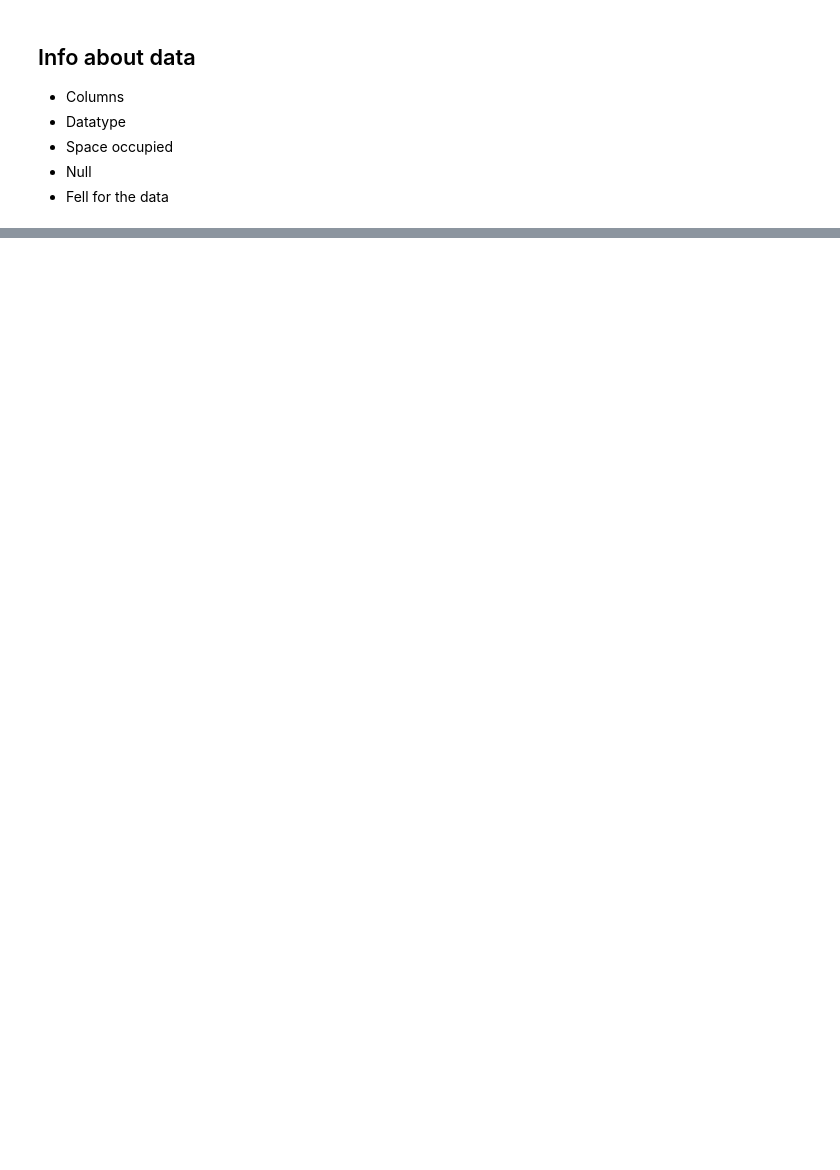
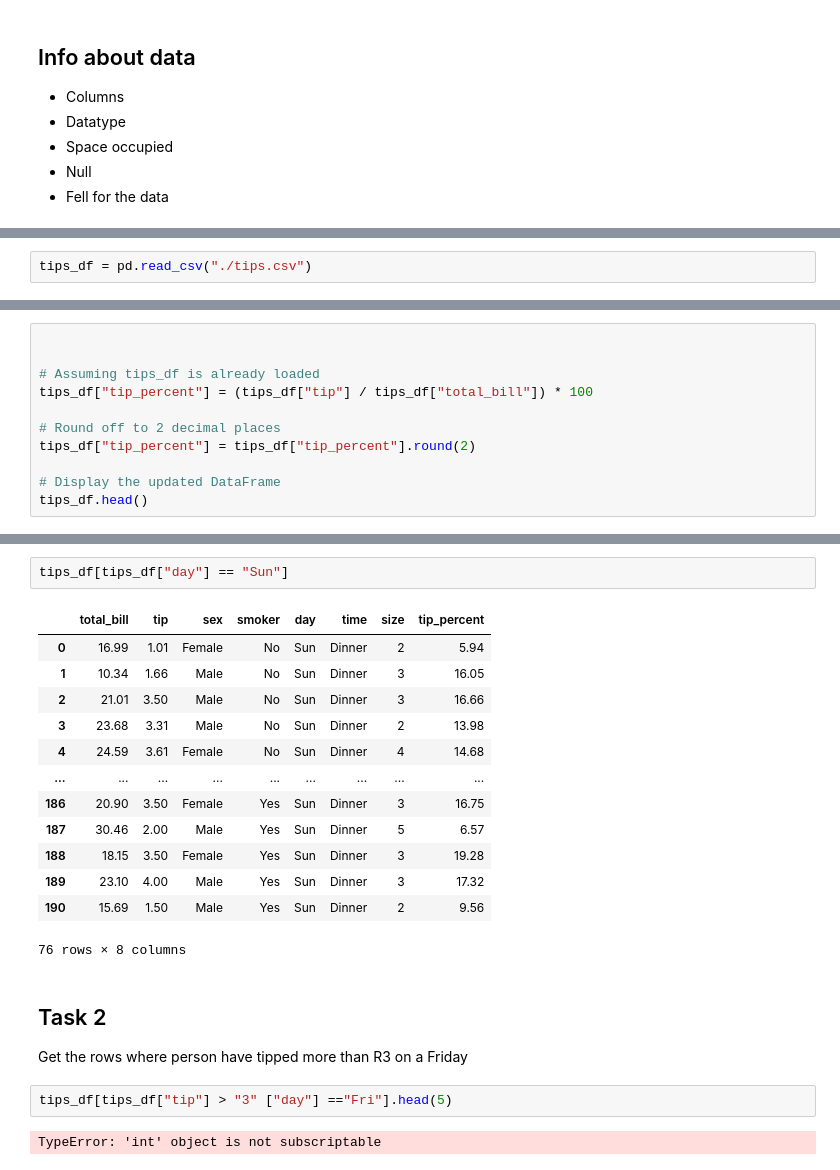
Before and after one commit to Jevan006/Python-Fundamentals-Sanlam, a Jupyter notebook: Day_20/02_pandas.ipynb, the cells around one changed output, grey strips where cells are left out. Saved outputs shown, nothing was run; the diff lists cells and outputs as text; blank space fills up the shorter version.

```diff
--- a/Day_20/02_pandas.ipynb
+++ b/Day_20/02_pandas.ipynb
@@ -92,0 +187,2 @@ people_df["City"]
+# %%
+tips_df = pd.read_csv("./tips.csv")
@@ -92,0 +283,11 @@ people_df["City"]
+# %%
+
+
+# Assuming tips_df is already loaded
+tips_df["tip_percent"] = (tips_df["tip"] / tips_df["total_bill"]) * 100
+
+# Round off to 2 decimal places
+tips_df["tip_percent"] = tips_df["tip_percent"].round(2)
+
+# Display the updated DataFrame
+tips_df.head()
@@ -92,0 +315,23 @@ people_df["City"]
+# %%
+tips_df[tips_df["day"] == "Sun"]
+# %% [output]
+|  | total_bill | tip | sex | smoker | day | time | size | tip_percent |
+| 0 | 16.99 | 1.01 | Female | No | Sun | Dinner | 2 | 5.94 |
+| 1 | 10.34 | 1.66 | Male | No | Sun | Dinner | 3 | 16.05 |
+| 2 | 21.01 | 3.50 | Male | No | Sun | Dinner | 3 | 16.66 |
+| 3 | 23.68 | 3.31 | Male | No | Sun | Dinner | 2 | 13.98 |
+| 4 | 24.59 | 3.61 | Female | No | Sun | Dinner | 4 | 14.68 |
+| ... | ... | ... | ... | ... | ... | ... | ... | ... |
+| 186 | 20.90 | 3.50 | Female | Yes | Sun | Dinner | 3 | 16.75 |
+| 187 | 30.46 | 2.00 | Male | Yes | Sun | Dinner | 5 | 6.57 |
+| 188 | 18.15 | 3.50 | Female | Yes | Sun | Dinner | 3 | 19.28 |
+| 189 | 23.10 | 4.00 | Male | Yes | Sun | Dinner | 3 | 17.32 |
+| 190 | 15.69 | 1.50 | Male | Yes | Sun | Dinner | 2 | 9.56 |
+76 rows × 8 columns
+# %% [markdown]
+## Task 2
+Get the rows where person have tipped more than R3 on a Friday
+# %%
+tips_df[tips_df["tip"] > "3" ["day"] =="Fri"].head(5)
+# %% [output]
+TypeError: 'int' object is not subscriptable
```
Also changed, not shown: parts of 26 cells of this notebook.
